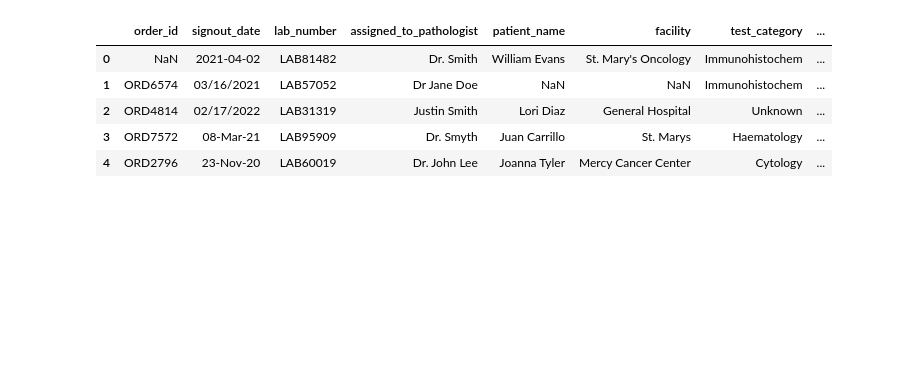
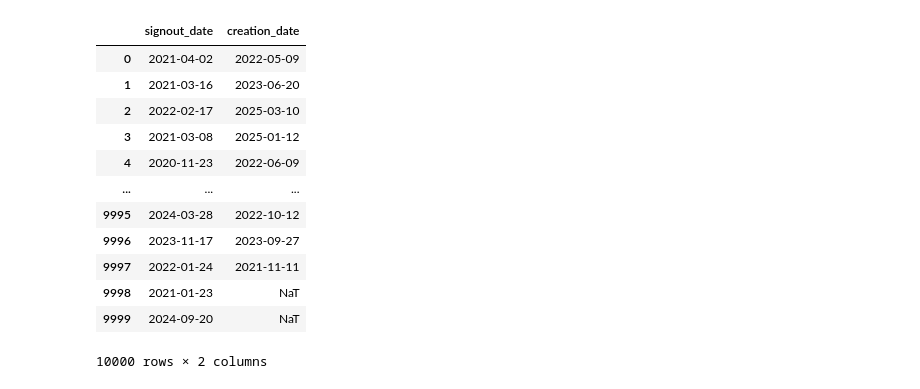
Before and after one commit to Md-Oakil-902/Lab-Test-Dataset-Cleaning-, a Jupyter notebook: data_cleaning.ipynb, the cells around one changed output. Drawn from its saved outputs; the diff is of its cells as text; code cells hidden in the pictures; blank space fills up the shorter version.

Commit message:
lab test dataset cleaning

```diff
--- a/data_cleaning.ipynb
+++ b/data_cleaning.ipynb
@@ -30,3 +34,11 @@ Data columns (total 15 columns):
  14  payment_method           8603 non-null   str
 dtypes: str(15)
 memory usage: 1.1 MB
+# %%
+data.head(30)
+data = data.apply(lambda col: col.str.strip())
+
+data = data.replace(r'(?i)^(unknown|nan)', np.nan, regex=True)
+
+data.head(30)
+data.isnull().sum()
@@ -33,9 +62,22 @@ memory usage: 1.1 MB
 # %%
-data.head()
+#fix the date
+data['creation_date']
+
+data['signout_date'] = pd.to_datetime(data['signout_date'], errors='coerce', format= 'mixed')
+data['creation_date'] = pd.to_datetime(data['creation_date'], errors='coerce', format= 'mixed')
+
+data[["signout_date", 'creation_date']]
 # %% [output]
-|  | order_id | signout_date | lab_number | assigned_to_pathologist | patient_name | facility | test_category | ... |
-| 0 | NaN | 2021-04-02 | LAB81482 | Dr. Smith | William Evans | St. Mary's Oncology | Immunohistochem | ... |
-| 1 | ORD6574 | 03/16/2021 | LAB57052 | Dr Jane Doe | NaN | NaN | Immunohistochem | ... |
-| 2 | ORD4814 | 02/17/2022 | LAB31319 | Justin Smith | Lori Diaz | General Hospital | Unknown | ... |
-| 3 | ORD7572 | 08-Mar-21 | LAB95909 | Dr. Smyth | Juan Carrillo | St. Marys | Haematology | ... |
-| 4 | ORD2796 | 23-Nov-20 | LAB60019 | Dr. John Lee | Joanna Tyler | Mercy Cancer Center | Cytology | ... |
+|  | signout_date | creation_date |
+| 0 | 2021-04-02 | 2022-05-09 |
+| 1 | 2021-03-16 | 2023-06-20 |
+| 2 | 2022-02-17 | 2025-03-10 |
+| 3 | 2021-03-08 | 2025-01-12 |
+| 4 | 2020-11-23 | 2022-06-09 |
+| ... | ... | ... |
+| 9995 | 2024-03-28 | 2022-10-12 |
+| 9996 | 2023-11-17 | 2023-09-27 |
+| 9997 | 2022-01-24 | 2021-11-11 |
+| 9998 | 2021-01-23 | NaT |
+| 9999 | 2024-09-20 | NaT |
+10000 rows × 2 columns
```
Also changed, not shown: parts of 17 cells of this notebook, 2 other files.
